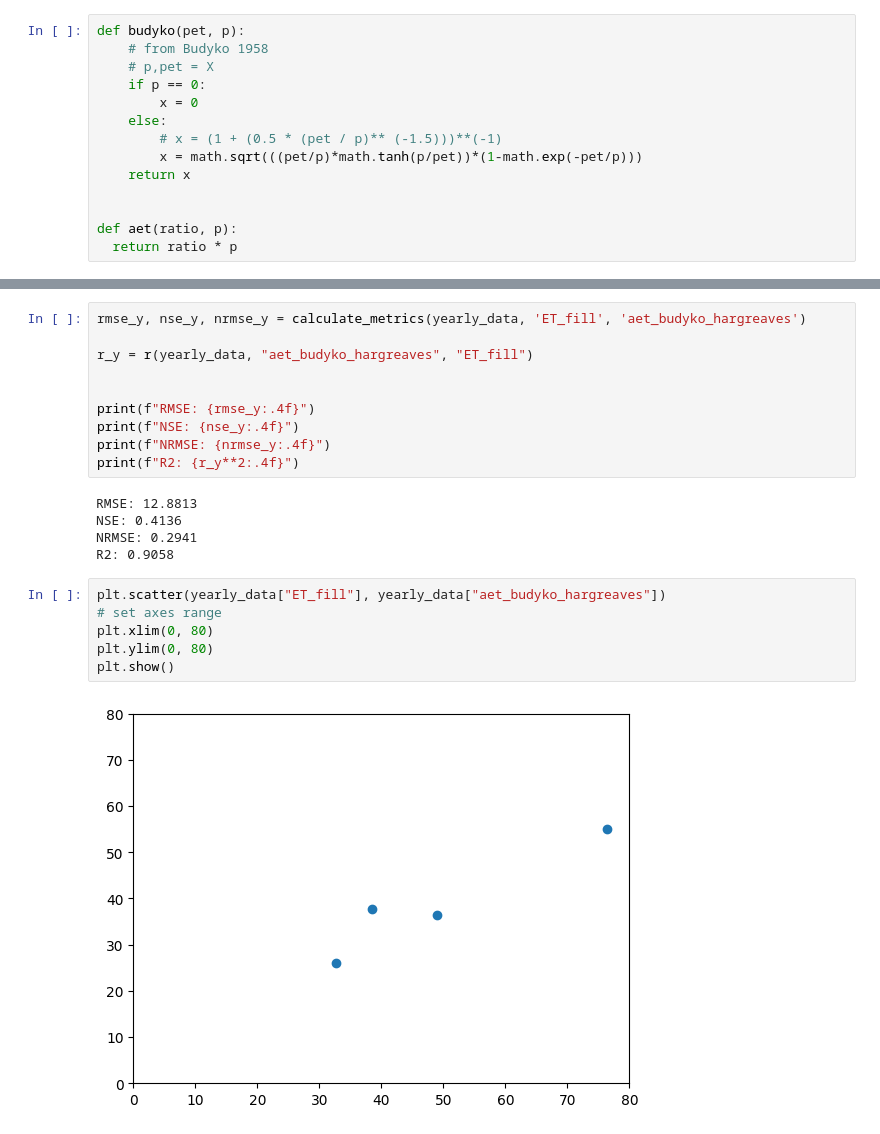
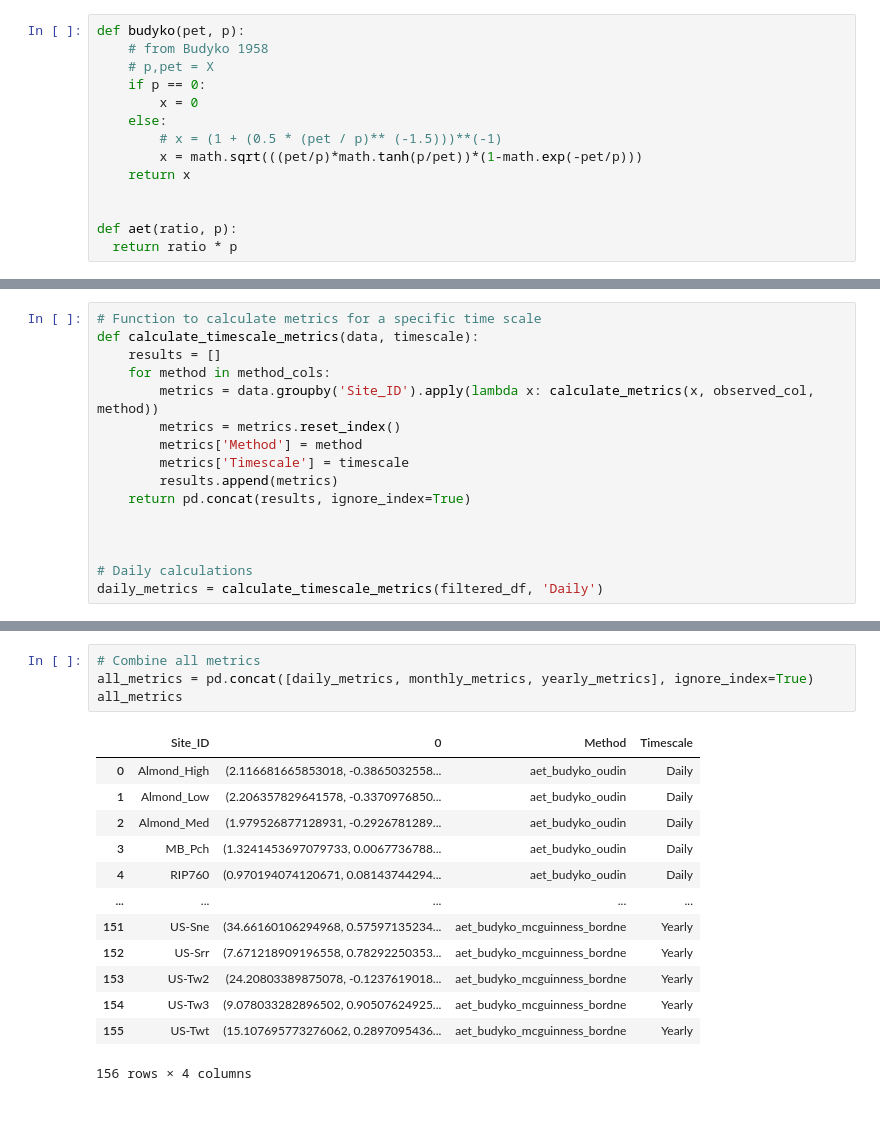
Before and after one commit to mahdi98mnm/download_PRISM_data, a Jupyter notebook: PRISM_tmin_stable_4kmD2_20160612_nc/calculate_ETo.ipynb, the cells around one changed output, grey strips where cells are left out. Cells and saved outputs as stored; diff of their text form.

```diff
--- a/PRISM_tmin_stable_4kmD2_20160612_nc/calculate_ETo.ipynb
+++ b/PRISM_tmin_stable_4kmD2_20160612_nc/calculate_ETo.ipynb
@@ -539 +417,17 @@ def r(df, simulation, observation):
+# %%
+# Function to calculate metrics for a specific time scale
+def calculate_timescale_metrics(data, timescale):
+    results = []
+    for method in method_cols:
+        metrics = data.groupby('Site_ID').apply(lambda x: calculate_metrics(x, observed_col, method))
+        metrics = metrics.reset_index()
+        metrics['Method'] = method
+        metrics['Timescale'] = timescale
+        results.append(metrics)
+    return pd.concat(results, ignore_index=True)
+
+
+
+# Daily calculations
+daily_metrics = calculate_timescale_metrics(filtered_df, 'Daily')
 # %%
@@ -606,23 +443,18 @@ yearly_data
-# %%
-rmse_y, nse_y, nrmse_y = calculate_metrics(yearly_data, 'ET_fill', 'aet_budyko_hargreaves')
-
-r_y = r(yearly_data, "aet_budyko_hargreaves", "ET_fill")
-
-
-print(f"RMSE: {rmse_y:.4f}")
-print(f"NSE: {nse_y:.4f}")
-print(f"NRMSE: {nrmse_y:.4f}")
-print(f"R2: {r_y**2:.4f}")
-# %% [output]
-RMSE: 12.8813
-NSE: 0.4136
-NRMSE: 0.2941
-R2: 0.9058
-# %%
-plt.scatter(yearly_data["ET_fill"], yearly_data["aet_budyko_hargreaves"])
-# set axes range
-plt.xlim(0, 80)
-plt.ylim(0, 80)
-plt.show()
-# %% [output]
-[figure, removed]
+# %%
+# Combine all metrics
+all_metrics = pd.concat([daily_metrics, monthly_metrics, yearly_metrics], ignore_index=True)
+all_metrics
+# %% [output]
+|  | Site_ID | 0 | Method | Timescale |
+| 0 | Almond_High | (2.116681665853018, -0.3865032558... | aet_budyko_oudin | Daily |
+| 1 | Almond_Low | (2.206357829641578, -0.3370976850... | aet_budyko_oudin | Daily |
+| 2 | Almond_Med | (1.979526877128931, -0.2926781289... | aet_budyko_oudin | Daily |
+| 3 | MB_Pch | (1.3241453697079733, 0.0067736788... | aet_budyko_oudin | Daily |
+| 4 | RIP760 | (0.970194074120671, 0.08143744294... | aet_budyko_oudin | Daily |
+| ... | ... | ... | ... | ... |
+| 151 | US-Sne | (34.66160106294968, 0.57597135234... | aet_budyko_mcguinness_bordne | Yearly |
+| 152 | US-Srr | (7.671218909196558, 0.78292250353... | aet_budyko_mcguinness_bordne | Yearly |
+| 153 | US-Tw2 | (24.20803389875078, -0.1237619018... | aet_budyko_mcguinness_bordne | Yearly |
+| 154 | US-Tw3 | (9.078033282896502, 0.90507624925... | aet_budyko_mcguinness_bordne | Yearly |
+| 155 | US-Twt | (15.107695773276062, 0.2897095436... | aet_budyko_mcguinness_bordne | Yearly |
+156 rows × 4 columns
```
Also changed, not shown: parts of 15 cells of this notebook.
